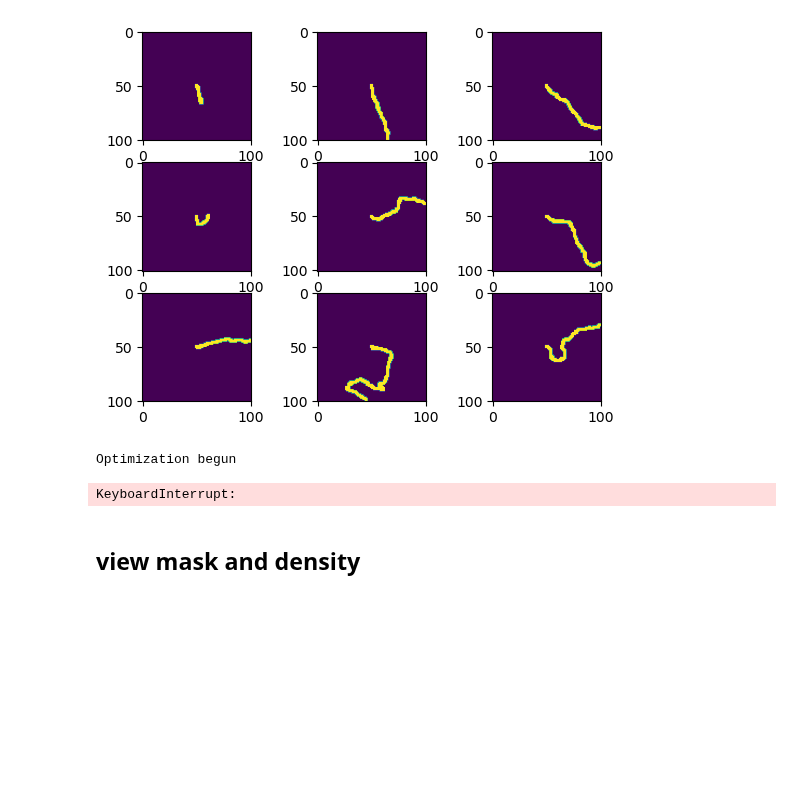
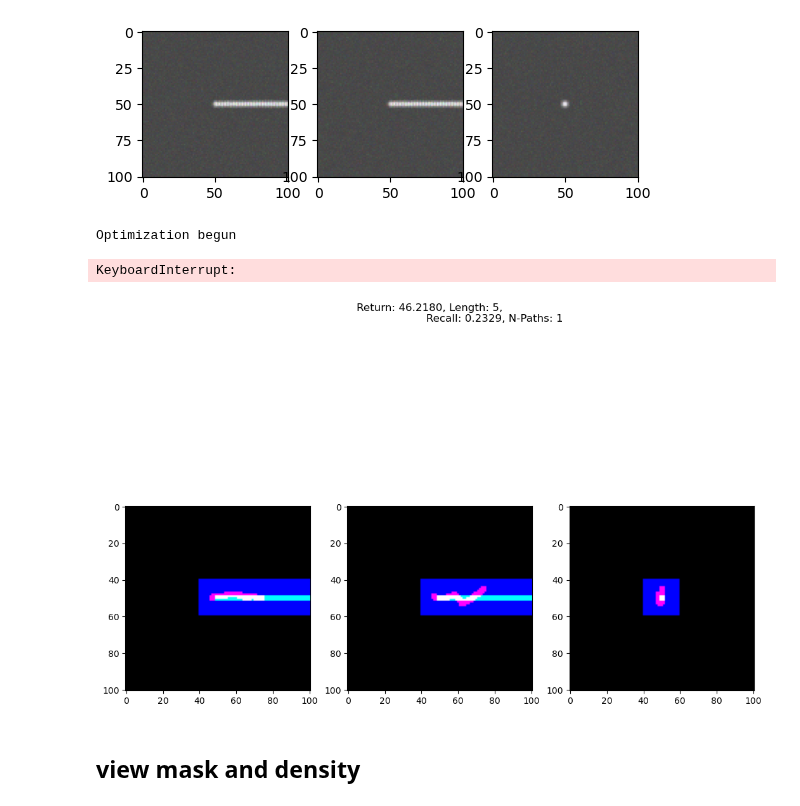
Before and after one commit to twardlab/neurotrack, a Jupyter notebook: neuron_trx/notebooks/sac_trx_tests.ipynb, the cells around one changed output. Saved outputs shown, nothing was run; the diff lists cells and outputs as text; code cells hidden in the pictures; blank space fills up the shorter version.

```diff
--- a/neuron_trx/notebooks/sac_trx_tests.ipynb
+++ b/neuron_trx/notebooks/sac_trx_tests.ipynb
@@ -78,15 +23,3 @@ def get_closest_dir(action_space, dir):
-# %%
-fig, ax = plt.subplots(3,3)
-for i in range(9):
-    axi = ax[i//3][i%3]
-    fpath = f"/home/brysongray/tractography/neuron_trx/training_data/simulated_no_branches/img_{i}.pt"
-    f = torch.load(fpath, weights_only=True)
-    img = f['image']
-    mask = f['neuron_mask']
-    boundary = f['tracking_mask']
-    axi.imshow(mask[0].amax(dim=0))
-# %% [output]
-[figure, removed]
 # %%
 f = open('/home/brysongray/tractography/neuron_trx/configs/sac_config_8-9-24.json')
 args = json.load(f)
@@ -110,25 +43,35 @@ patch_radius = 17
 
 env = Environment(img_dir,
                   radius=patch_radius,
-                  seeds=np.array([50,50,50]),
+                  seeds=seeds,
                   n_seeds=n_seeds,
                   step_size=step_size,
                   step_width=step_width,
+                  max_len=50,
                   alpha=alpha,
                   beta=beta,
                   friction=friction,
                   branching=True)
 
 sac_model = SACModel(in_channels=5,
-                    input_size=(2*patch_radius+1),
-                    start_steps=50000,
-                    lr=lr,
-                    gamma=gamma,
-                    entropy_coeff=0.2
-                    )
+                     input_size=(2*patch_radius+1),
+                     start_steps=10000,
+                     lr=lr,
+                     gamma=gamma,
+                     entropy_coeff=0.2,
+                     n_filters=16)
 
 # if model:
 #     sac_model.load_model(model)
+# %%
+toshow = env.img.data[:3].permute(1,2,3,0).cpu()
+fig, ax = plt.subplots(1,3)
+ax[0].imshow(toshow.amax(0))
+ax[1].imshow(toshow.amax(1))
+ax[2].imshow(toshow.amax(2))
+plt.show()
+# %% [output]
+[figure, added]
 # %%
 env.reset()
 with cProfile.Profile() as pr:
@@ -136,19 +79,20 @@ with cProfile.Profile() as pr:
     sac_model.train(env,
                 episodes=10000,
                 batch_size=batch_size,
-                update_after=50000,
+                update_after=10000,
                 update_every=1,
                 tau=tau,
                 save_snapshots=True,
                 show=False,
                 output='/home/brysongray/tractography/outputs_test',
-                name='test'
+                name='test_n_filters-16_entropy-0.2'
                 )
 
     pr.print_stats("cumtime")
 # %% [output]
 Optimization begun
 KeyboardInterrupt:
+[figure, added]
 # %% [markdown]
 ## view mask and density
 # %%
```
Also changed, not shown: parts of 11 cells of this notebook, 6 other files.
